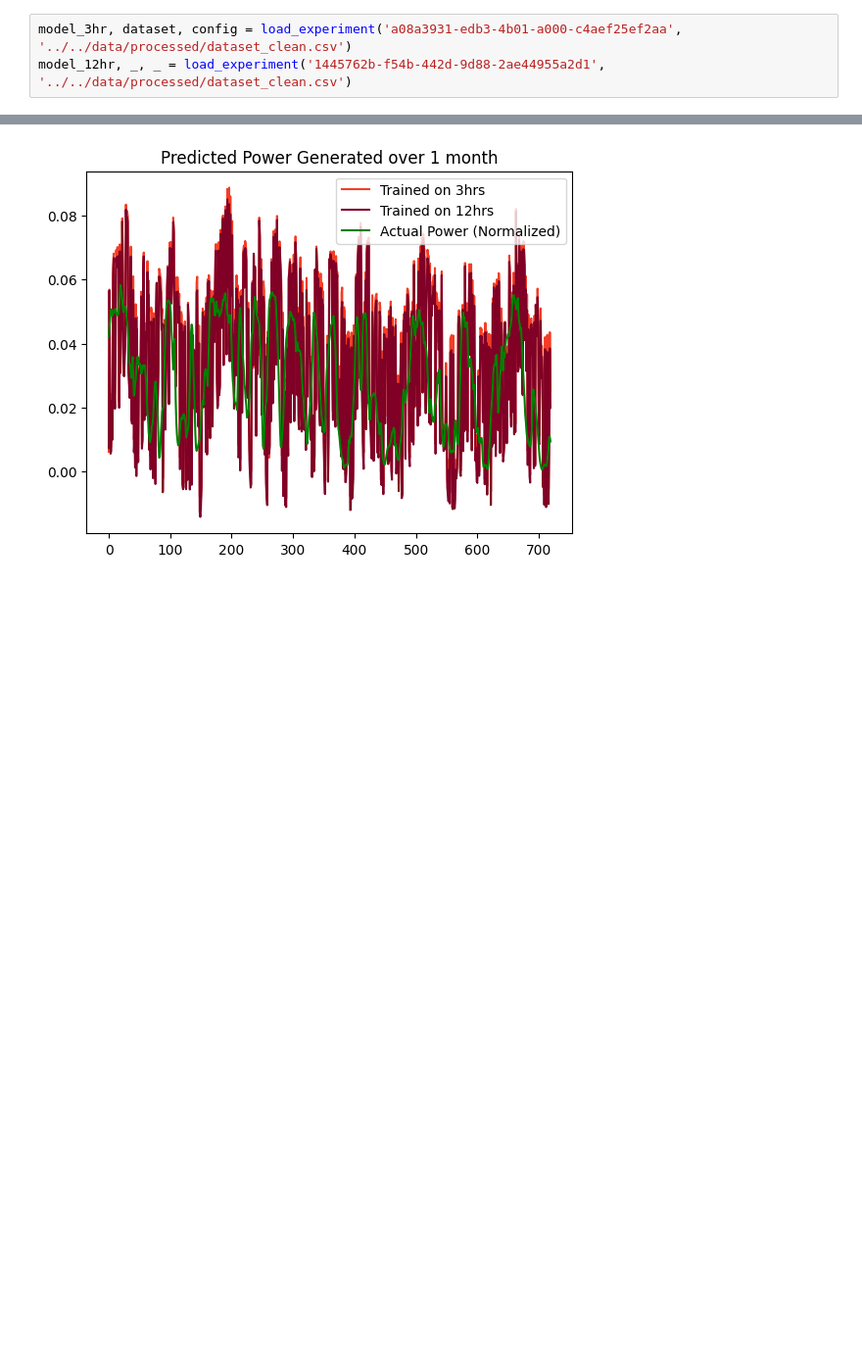
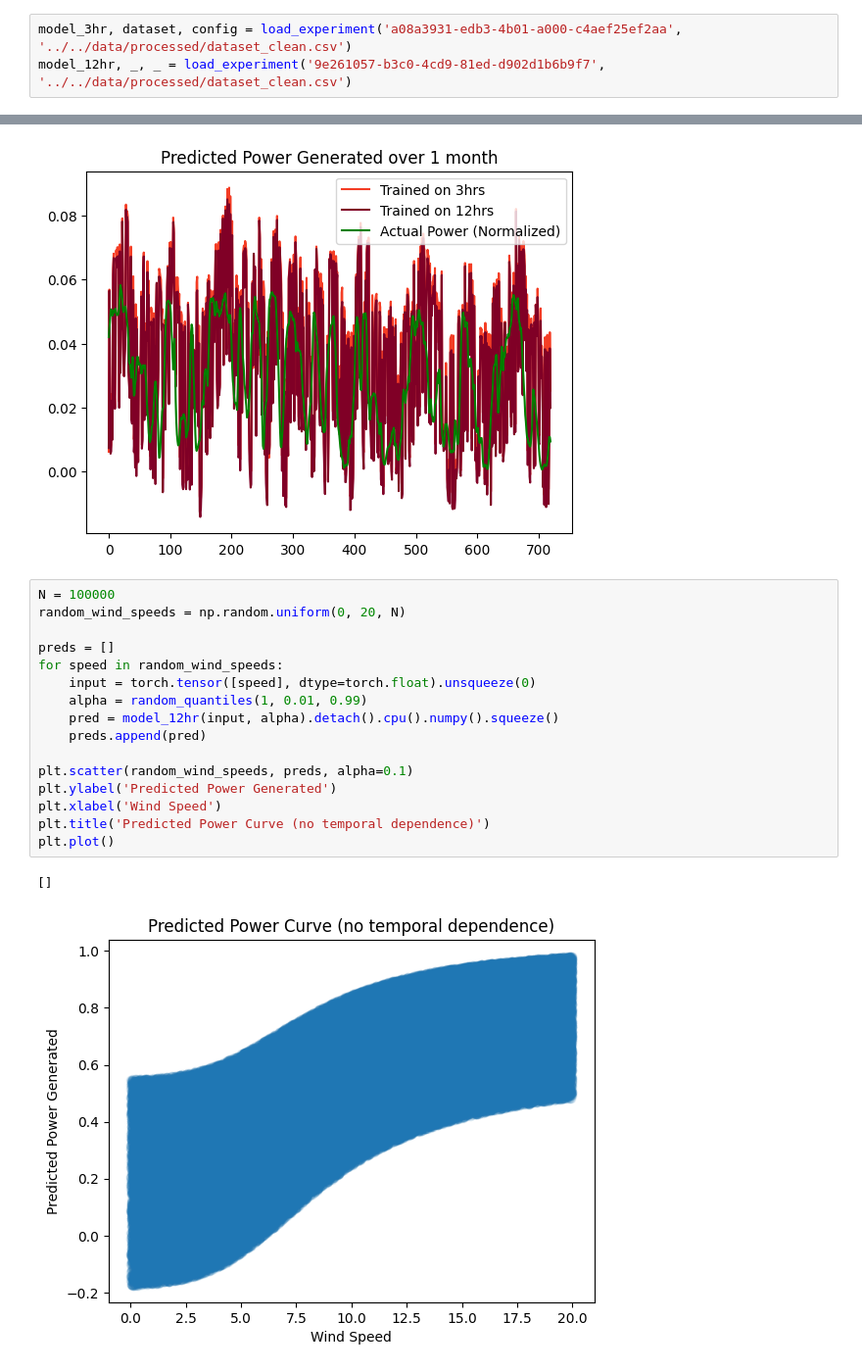
Before and after one commit to davidvalenta-dev/deep-wind-model-dispatch, a Jupyter notebook: power_model/src/model_exploration.ipynb, the cells around one changed output, grey strips where cells are left out. Shown at 98% size. Drawn from its saved outputs; the diff is of its cells as text; blank space fills up the shorter version.

Commit message:
added some initial model exploration methods, not looking good

```diff
--- a/power_model/src/model_exploration.ipynb
+++ b/power_model/src/model_exploration.ipynb
@@ -6,7 +6,7 @@ import numpy as np
 from util import load_experiment, random_quantiles
 # %%
 model_3hr, dataset, config = load_experiment('a08a3931-edb3-4b01-a000-c4aef25ef2aa', '../../data/processed/dataset_clean.csv')
-model_12hr, _, _ = load_experiment('1445762b-f54b-442d-9d88-2ae44955a2d1', '../../data/processed/dataset_clean.csv')
+model_12hr, _, _ = load_experiment('9e261057-b3c0-4cd9-81ed-d902d1b6b9f7', '../../data/processed/dataset_clean.csv')
 # %%
 (speed, power) = dataset
 
@@ -91,3 +91,22 @@ torch.Size([1, 720, 16])
  -1.11068944e-02  3.66303623e-02  3.73143964e-02  7.33063556e-03
  -1.01711527e-02  7.73627684e-03  3.84720862e-02  1.98579542e-02]
 [figure]
+# %%
+N = 100000
+random_wind_speeds = np.random.uniform(0, 20, N)
+
+preds = []
+for speed in random_wind_speeds:
+    input = torch.tensor([speed], dtype=torch.float).unsqueeze(0)
+    alpha = random_quantiles(1, 0.01, 0.99)
+    pred = model_12hr(input, alpha).detach().cpu().numpy().squeeze()
+    preds.append(pred)
+
+plt.scatter(random_wind_speeds, preds, alpha=0.1)
+plt.ylabel('Predicted Power Generated')
+plt.xlabel('Wind Speed')
+plt.title('Predicted Power Curve (no temporal dependence)')
+plt.plot()
+# %% [output]
+[]
+[figure, added]
```
Also changed, not shown: parts of 1 cell of this notebook, 6 other files.
